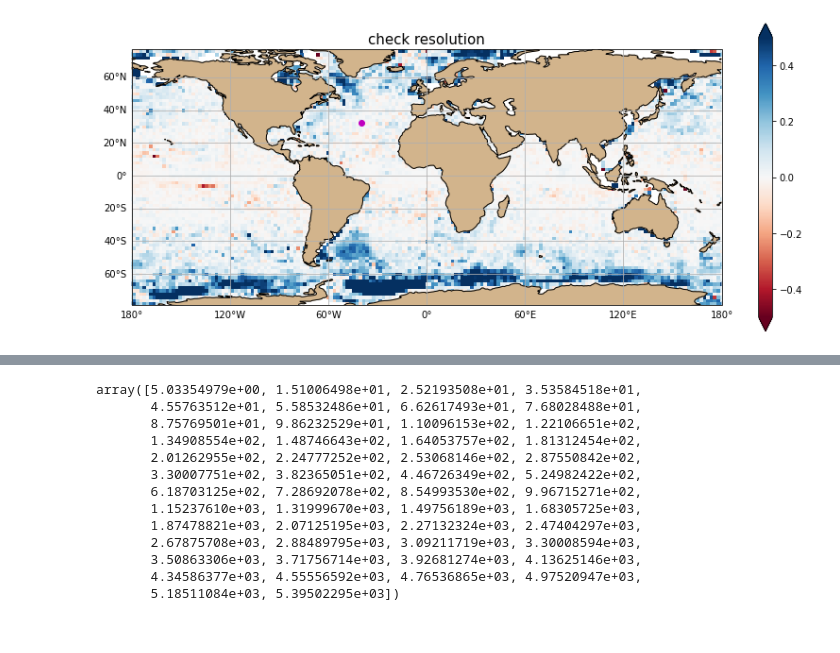
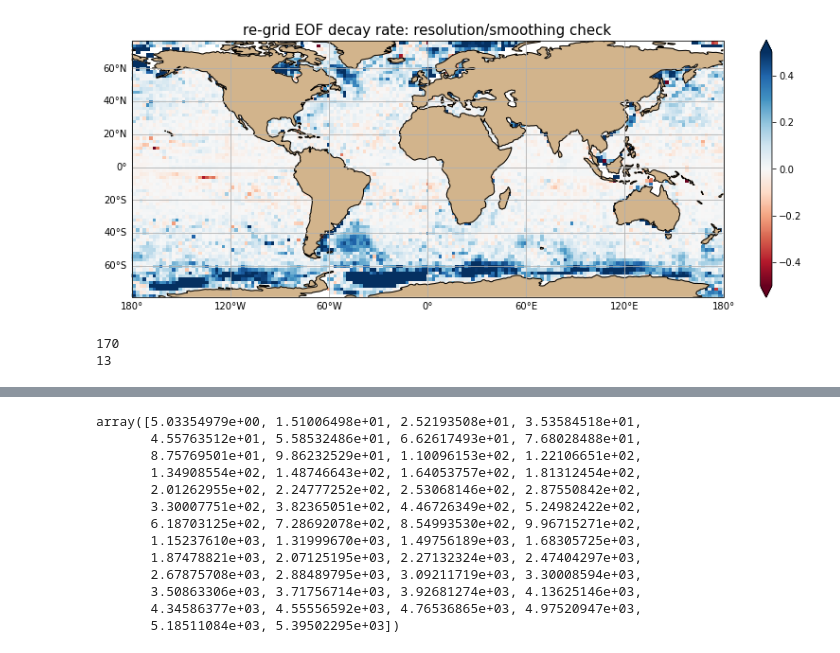
Before and after one commit to jakesteinberg/CPT, a Jupyter notebook: bottom_slope_EOF_grids.ipynb, the cells around one changed output, grey strips where cells are left out. Saved outputs shown, nothing was run; the diff lists cells and outputs as text; code cells hidden in the pictures.

```diff
--- a/bottom_slope_EOF_grids.ipynb
+++ b/bottom_slope_EOF_grids.ipynb
@@ -74,0 +91,9 @@ N2_z = -1.*x['dep'][:,0]
+# %%
+f, ax = plt.subplots(1,1,figsize=(9,4), subplot_kw={'projection':ccrs.PlateCarree(central_longitude=0)})
+ax.pcolor(N2_lon,N2_lat,np.transpose(N2[:,:,56]),transform=ccrs.PlateCarree(),\
+          cmap=plt.get_cmap('viridis'),vmin=0.000001,vmax=0.00001)
+ax.add_feature(cartopy.feature.LAND, color='#D2B48C',zorder=1)
+ax.coastlines(); gl = ax.gridlines(draw_labels=True)
+ax.set_title('WOA N2',fontsize=15)
+gl.xlabels_top = False; gl.ylabels_right = False
+# f.savefig('/Users/jakesteinberg/Documents/CPT/meetings/2022_06_14/eof_pct_var.jpg', dpi=300)
@@ -98,26 +125,39 @@ for i in tqdm(range(len(lon_grid))):
         E_lon_in = np.where((lon1 > (t_lon-lon_step/2)) & (lon1 < (t_lon+lon_step/2)))[0]
         E_lat_in = np.where((lat_trim > (t_lat-lat_step/2)) & (lat_trim < (t_lat+lat_step/2)))[0]
 
-        N_lon_in = np.where((N2_lon > (t_lon-lon_step)) & (N2_lon < (t_lon+lon_step)))[0]
-        N_lat_in = np.where((N2_lat > (t_lat-lat_step)) & (N2_lat < (t_lat+lat_step)))[0]
-        N2_int = np.nanmean(np.nanmean(N2[N_lon_in][:,N_lat_in,:],axis=0),axis=0)
+        # N_lon_in = np.where((N2_lon > (t_lon-lon_step)) & (N2_lon < (t_lon+lon_step)))[0]
+        # N_lat_in = np.where((N2_lat > (t_lat-lat_step)) & (N2_lat < (t_lat+lat_step)))[0]
+        # N2_int = np.nanmean(np.nanmean(N2[N_lon_in][:,N_lat_in,:],axis=0),axis=0)
+
+        N_lon_in = np.where((lon2 > (t_lon-lon_step)) & (lon2 < (t_lon+lon_step)))[0]
+        N_lat_in = np.where((lat2 > (t_lat-lat_step)) & (lat2 < (t_lat+lat_step)))[0]
+        N2_int = np.nanmean(np.nanmean(N2_s[:,N_lat_in][:,:,N_lon_in],axis=1),axis=1)
 
         if len(np.where(~np.isnan(N2_int))[0]) < 5:
             continue
-        # print('good')
-        z_in = -1*N2_z[~np.isnan(N2_int)]
-        good = np.where(z_grid <= np.nanmax(z_in))[0]
-        N2_out[good,j,i] = np.interp(z_grid[good],-1*N2_z,N2_int)
+        # -- print('good')
+        # -- if using WOA N2
+        # z_in = -1*N2_z[~np.isnan(N2_int)]
+        # good = np.where(z_grid <= np.nanmax(z_in))[0]
+        # N2_out[good,j,i] = np.interp(z_grid[good],-1*N2_z, N2_int)
+
+        N2_out[:,j,i] = N2_int
         alpha_out[j,i] = np.nanmean(np.nanmean(alpha0[s_lat_in][:,s_lon_in],axis=0),axis=0)
         gamma_out[j,i] = np.nanmean(np.nanmean(gamma0[s_lat_in][:,s_lon_in],axis=0),axis=0)
 
         EOFu_int = EOF1u_trim[:,E_lat_in][:,:,E_lon_in]
+        deepest_i = np.nan*np.ones((len(E_lat_in),len(E_lon_in)))
         for k in range(len(E_lat_in)):
             for l in range(len(E_lon_in)):
                 if np.nanmean(EOFu_int[0:4,k,l]) < 0:
                     EOFu_int[:,k,l] = -1*EOFu_int[:,k,l]
+                # -- max depth of EOF (only average EOFs extending to nearby depth)
+                if len(np.where(~np.isnan(EOFu_int[:,k,l]))[0]) > 10:
+                    deepest_i[k,l] = np.where(~np.isnan(EOFu_int[:,k,l]))[0][-1]
+        deepest = np.nanmax(deepest_i)
+        matching_ind = np.where(deepest_i >= deepest-2)
 
-        EOFu_out[:,j,i] = np.nanmean(np.nanmean(EOFu_int,axis=1),axis=1)
+        EOFu_out[:,j,i] = np.nanmean(np.nanmean(EOFu_int[:,matching_ind[0],matching_ind[1]],axis=1),axis=1)
         # EOFu_out[good,j,i] = np.interp(z_grid[good],EOF_z,EOFu_int)
         EOFv_int = np.nanmean(np.nanmean(EOF1v_trim[:,E_lat_in][:,:,E_lon_in],axis=1),axis=1)
         EOFv_out[:,j,i] = EOFv_int
@@ -142,24 +182,30 @@ for i in tqdm(range(len(EOFu_da.longitude))):
 data_coords = {'latitude': lat_grid, 'longitude': lon_grid}
 pct_decay_da = xr.DataArray(data=pct_decay, dims=['latitude','longitude'], coords=data_coords)
 # %%
-f, ax = plt.subplots(1,1,figsize=(14,6), subplot_kw={'projection':ccrs.PlateCarree(central_longitude=0)})
+f, ax = plt.subplots(1,1,figsize=(14,5), subplot_kw={'projection':ccrs.PlateCarree(central_longitude=0)})
 # N2_da.sel(depth=z_grid[5]).plot(ax=ax,transform=ccrs.PlateCarree(), cmap=plt.get_cmap('jet'), add_colorbar=True, vmin=0,vmax=0.0001)
 # alpha_da.plot(ax=ax,transform=ccrs.PlateCarree(), cmap=plt.get_cmap('viridis'), add_colorbar=True, vmin=-0.01,vmax=0.01)
 pct_decay_da.plot(ax=ax,transform=ccrs.PlateCarree(), cmap=plt.get_cmap('RdBu'), add_colorbar=True, vmin=-0.5,vmax=0.5)
-ax.scatter(320.5,32.5,color='m')
+# ax.scatter(320.5,32.5,color='m')
 ax.add_feature(cartopy.feature.LAND, color='#D2B48C',zorder=1)
 ax.coastlines(); gl = ax.gridlines(draw_labels=True)
-ax.set_title('check resolution',fontsize=15)
+ax.set_title('re-grid EOF decay rate: resolution/smoothing check',fontsize=15)
 gl.xlabels_top = False; gl.ylabels_right = False
+# f.savefig('/Users/jakesteinberg/Documents/CPT/meetings/2022_06_14/eof_decay_smooth_2deg.jpg', dpi=300)
 # %% [output]
-[figure, old version]
+[figure, new version]
 # %%
-lon_check = 313
-lat_check = -48
+lon_check = 338
+lat_check = -54
 i1 = np.where((lon1 > lon_check) & (lon1 < lon_check+1))[0][0]
 j1 = np.where((lat_trim > lat_check) & (lat_trim < lat_check+1))[0][0]
 i2 = np.where((lon_grid > lon_check) & (lon_grid <= lon_check+2))[0][0]
 j2 = np.where((lat_grid > lat_check) & (lat_grid <= lat_check+2))[0][0]
+print(i2)
+print(j2)
+# %% [output]
+170
+13
 # %%
 f, ax = plt.subplots(1,1,figsize=(10,4), subplot_kw={'projection':ccrs.PlateCarree(central_longitude=0)})
 pct_decay_da.plot(ax=ax,transform=ccrs.PlateCarree(), cmap=plt.get_cmap('RdBu'), add_colorbar=True, vmin=-0.5,vmax=0.5)
```
Also changed, not shown: parts of 9 cells of this notebook, 3 other files.
